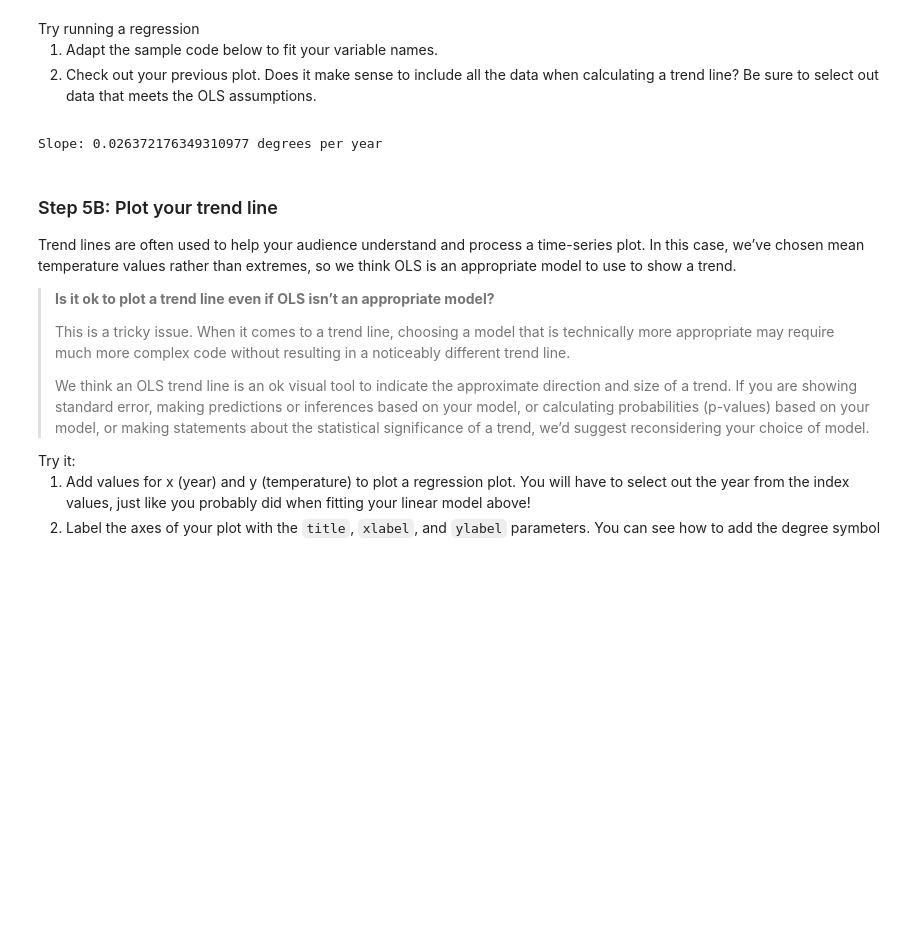
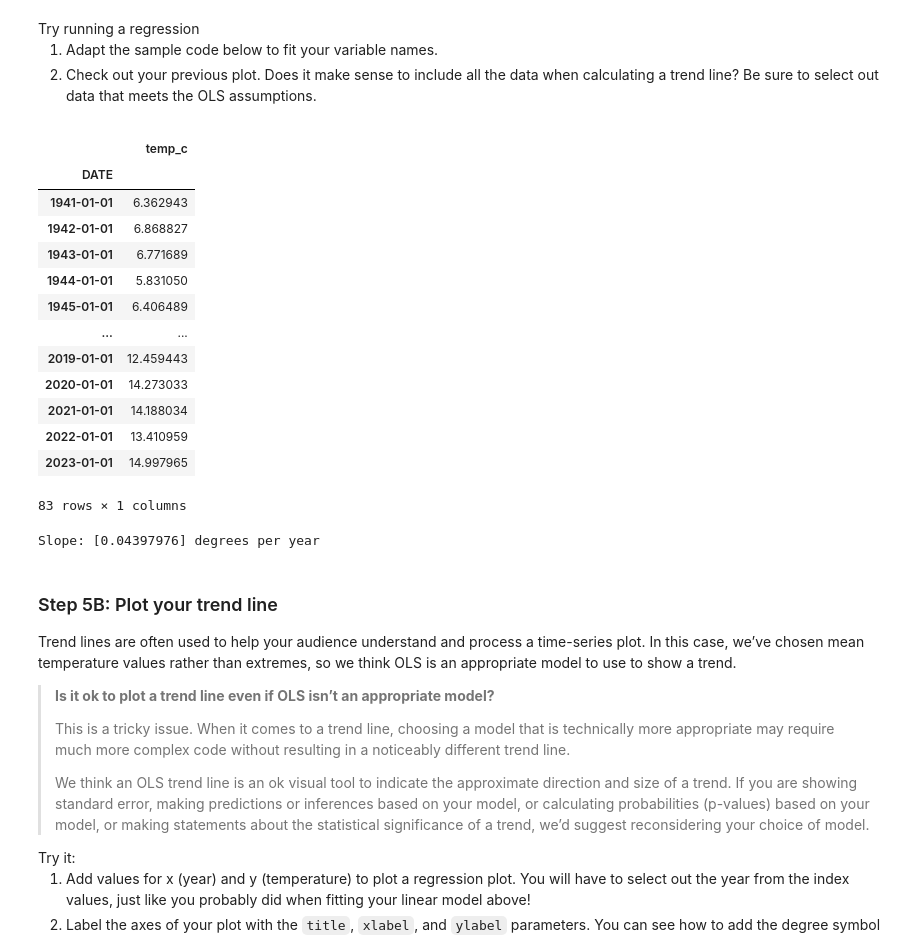
Before and after one commit to sofieappel/01-climate-fall-template, a Jupyter notebook: 05-climate-trendline.ipynb, the cells around one changed output. Drawn from its saved outputs; the diff is of its cells as text; code cells hidden in the pictures; blank space fills up the shorter version.

```diff
--- a/05-climate-trendline.ipynb
+++ b/05-climate-trendline.ipynb
@@ -95,15 +112,37 @@ from sklearn.linear_model import LinearRegression
 data when calculating a trend line? Be sure to select out data that
 meets the OLS assumptions.</li>
 </ol></div></div>
+# %%
+### subset data to just include celsius
+ann_temp_c_df = ann_temp_df[['temp_c']]
+
+### subset data to years with temperatures
+complete_data_df = ann_temp_c_df.loc['1941':'2023']
+complete_data_df
+# %% [output]
+|  | temp_c |
+| DATE |  |
+| 1941-01-01 | 6.362943 |
+| 1942-01-01 | 6.868827 |
+| 1943-01-01 | 6.771689 |
+| 1944-01-01 | 5.831050 |
+| 1945-01-01 | 6.406489 |
+| ... | ... |
+| 2019-01-01 | 12.459443 |
+| 2020-01-01 | 14.273033 |
+| 2021-01-01 | 14.188034 |
+| 2022-01-01 | 13.410959 |
+| 2023-01-01 | 14.997965 |
+83 rows × 1 columns
 # %%
 ### fit an OLS Linear Regression to the data
 
 ### define independent variable
 ### reshape 'year' to be a 2D array for scikit-learn
-ind_variable = my_dataframe.index.year.values.reshape(-1, 1)
+ind_variable = complete_data_df.index.year.values.reshape(-1, 1)
 
 ### define dependent variable
-dep_variable =
+dep_variable = complete_data_df
 
 ### make linear regression model
 model = LinearRegression()
@@ -114,7 +153,7 @@ model.fit(ind_variable, dep_variable)
 ### calculate and print metrics
 print(f'Slope: {model.coef_[0]} degrees per year')
 # %% [output]
-Slope: 0.026372176349310977 degrees per year
+Slope: [0.04397976] degrees per year
 # %% [markdown]
 ### Step 5B: Plot your trend line
 
```
Also changed, not shown: parts of 5 cells of this notebook, 1 other file.
